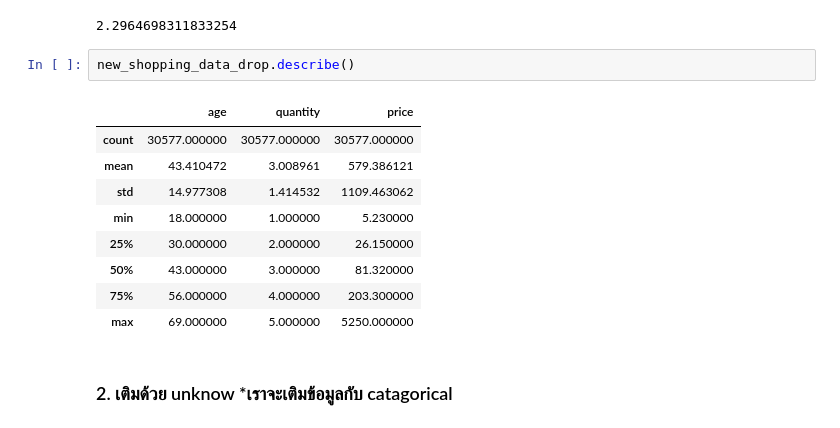
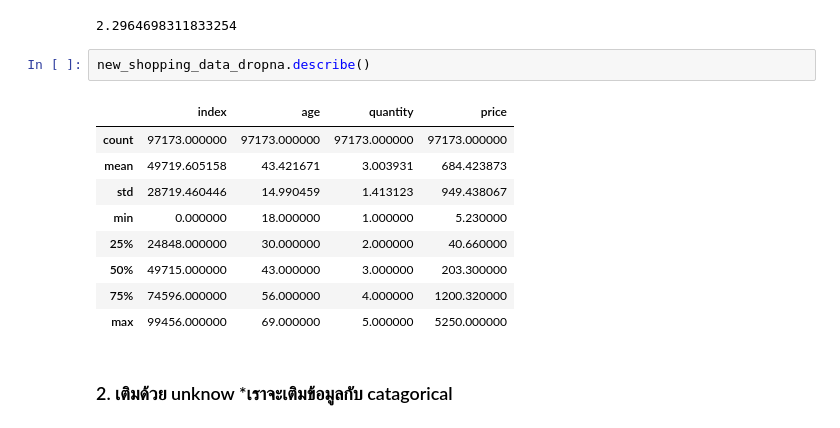
Before and after one commit to KorrawanOu/BSC_DPDM23, a Jupyter notebook: Data_Preprocessing.ipynb, the cells around one changed output. Drawn from its saved outputs; the diff is of its cells as text.

```diff
--- a/Data_Preprocessing.ipynb
+++ b/Data_Preprocessing.ipynb
@@ -167,17 +167,17 @@ new_shopping_data_dropna=new_shopping_data.dropna()
 # %% [output]
 2.2964698311833254
 # %%
-new_shopping_data_drop.describe()
+new_shopping_data_dropna.describe()
 # %% [output]
-|  | age | quantity | price |
-| count | 30577.000000 | 30577.000000 | 30577.000000 |
-| mean | 43.410472 | 3.008961 | 579.386121 |
-| std | 14.977308 | 1.414532 | 1109.463062 |
-| min | 18.000000 | 1.000000 | 5.230000 |
-| 25% | 30.000000 | 2.000000 | 26.150000 |
-| 50% | 43.000000 | 3.000000 | 81.320000 |
-| 75% | 56.000000 | 4.000000 | 203.300000 |
-| max | 69.000000 | 5.000000 | 5250.000000 |
+|  | index | age | quantity | price |
+| count | 97173.000000 | 97173.000000 | 97173.000000 | 97173.000000 |
+| mean | 49719.605158 | 43.421671 | 3.003931 | 684.423873 |
+| std | 28719.460446 | 14.990459 | 1.413123 | 949.438067 |
+| min | 0.000000 | 18.000000 | 1.000000 | 5.230000 |
+| 25% | 24848.000000 | 30.000000 | 2.000000 | 40.660000 |
+| 50% | 49715.000000 | 43.000000 | 3.000000 | 203.300000 |
+| 75% | 74596.000000 | 56.000000 | 4.000000 | 1200.320000 |
+| max | 99456.000000 | 69.000000 | 5.000000 | 5250.000000 |
 # %% [markdown]
 ### 2. เติมด้วย unknow *เราจะเติมข้อมูลกับ catagorical
 # %% [markdown]
```
Also changed, not shown: parts of 44 cells of this notebook.
